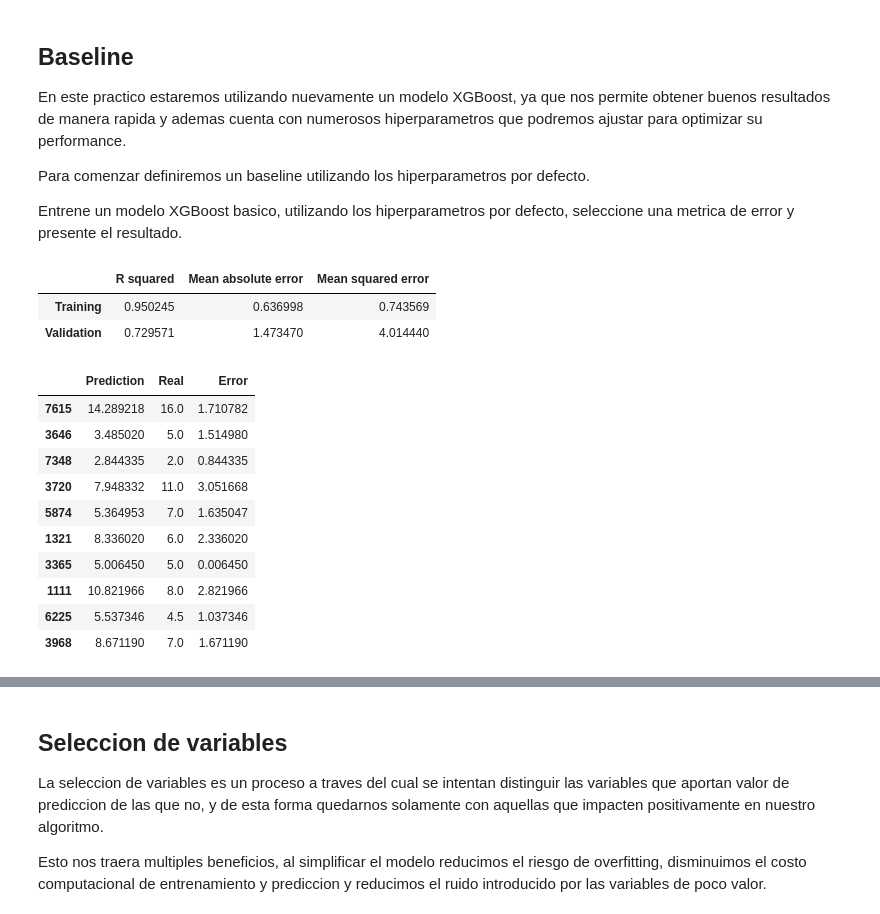
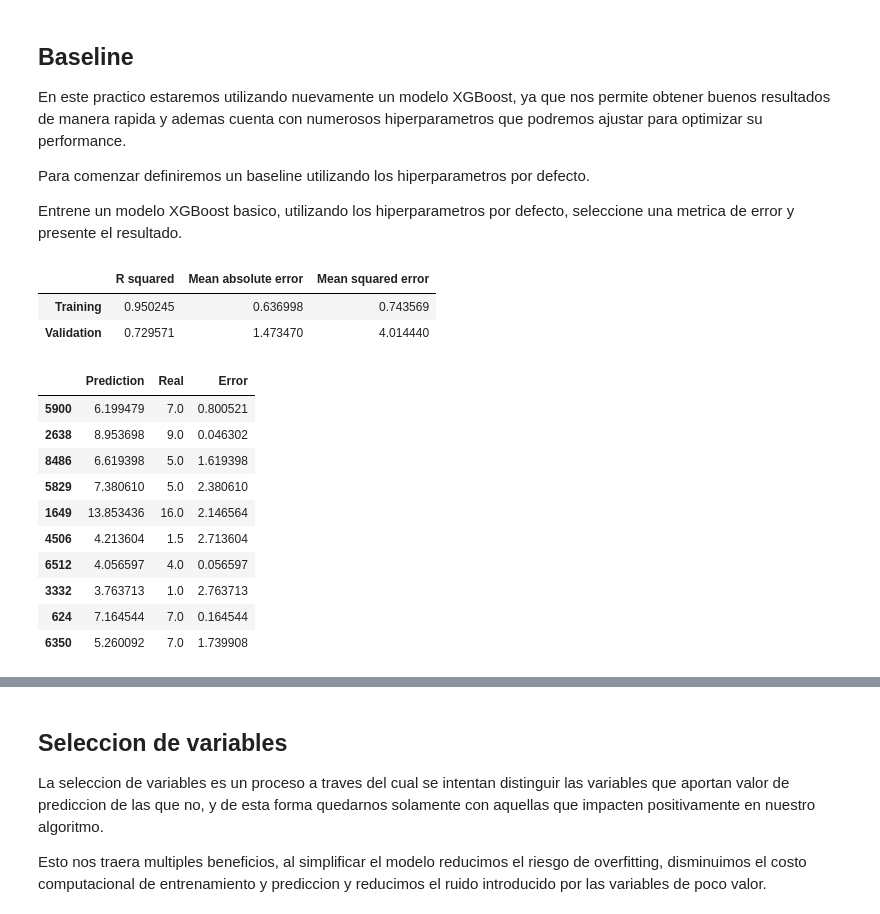
Before and after one commit to georeference-ML-mentoria/AprendizajeAutomatico-, a Jupyter notebook: 4_1_TPractico_Aprendizaje_Auto_Brandon.ipynb, the cells around one changed output, grey strips where cells are left out. Drawn from its saved outputs; the diff is of its cells as text; code cells hidden in the pictures.

```diff
--- a/4_1_TPractico_Aprendizaje_Auto_Brandon.ipynb
+++ b/4_1_TPractico_Aprendizaje_Auto_Brandon.ipynb
@@ -206,28 +228,28 @@ Entrene un modelo XGBoost basico, utilizando los hiperparametros por defecto, se
 # %%
 regressor = xgb.XGBRegressor(random_state=42)
 
 regressor.fit(X_train, y_train)
 
-y_train_pred = regressor.predict(X_train)
-y_valid_pred = regressor.predict(X_valid)
+y_train_baseline = regressor.predict(X_train)
+y_valid_baseline = regressor.predict(X_valid)
 
-display_evaluation_errors(y_train, y_train_pred, y_valid, y_valid_pred)
-display_evaluation_table(y_valid, y_valid_pred)
+display_evaluation_errors(y_train, y_train_baseline, y_valid, y_valid_baseline)
+display_evaluation_table(y_valid, y_valid_baseline)
 # %% [output]
 |  | R squared | Mean absolute error | Mean squared error |
 | Training | 0.950245 | 0.636998 | 0.743569 |
 | Validation | 0.729571 | 1.473470 | 4.014440 |
 |  | Prediction | Real | Error |
-| 7615 | 14.289218 | 16.0 | 1.710782 |
-| 3646 | 3.485020 | 5.0 | 1.514980 |
-| 7348 | 2.844335 | 2.0 | 0.844335 |
-| 3720 | 7.948332 | 11.0 | 3.051668 |
-| 5874 | 5.364953 | 7.0 | 1.635047 |
-| 1321 | 8.336020 | 6.0 | 2.336020 |
-| 3365 | 5.006450 | 5.0 | 0.006450 |
-| 1111 | 10.821966 | 8.0 | 2.821966 |
-| 6225 | 5.537346 | 4.5 | 1.037346 |
-| 3968 | 8.671190 | 7.0 | 1.671190 |
+| 5900 | 6.199479 | 7.0 | 0.800521 |
+| 2638 | 8.953698 | 9.0 | 0.046302 |
+| 8486 | 6.619398 | 5.0 | 1.619398 |
+| 5829 | 7.380610 | 5.0 | 2.380610 |
+| 1649 | 13.853436 | 16.0 | 2.146564 |
+| 4506 | 4.213604 | 1.5 | 2.713604 |
+| 6512 | 4.056597 | 4.0 | 0.056597 |
+| 3332 | 3.763713 | 1.0 | 2.763713 |
+| 624 | 7.164544 | 7.0 | 0.164544 |
+| 6350 | 5.260092 | 7.0 | 1.739908 |
 # %%
 show_residuals_plot(regressor, X_train, y_train, X_valid, y_valid)
 show_qq_plot(y_valid, y_valid_pred)
```
Also changed, not shown: parts of 25 cells of this notebook, 1 other file.
